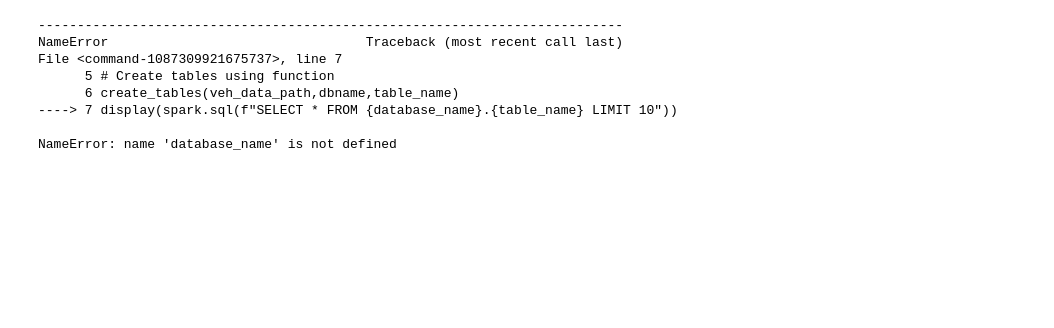
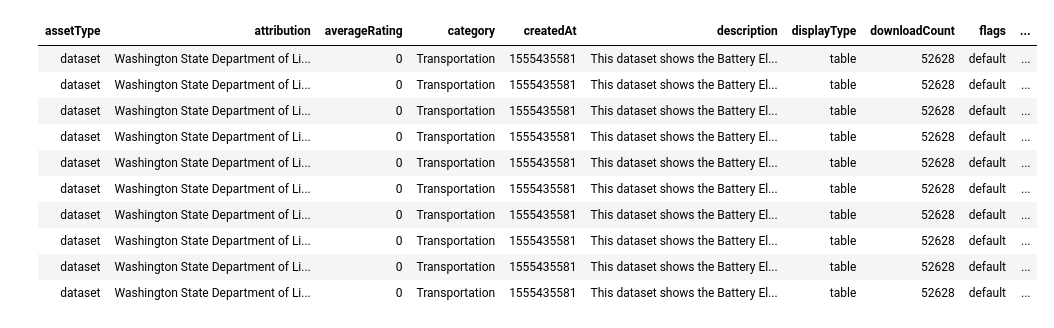
Before and after one commit to kris4chAI/sf_de_demo, a Jupyter notebook: processing/2.populate_bronze.ipynb, the cells around one changed output. Saved outputs shown, nothing was run; the diff lists cells and outputs as text; code cells hidden in the pictures; blank space fills up the shorter version.

```diff
--- a/processing/2.populate_bronze.ipynb
+++ b/processing/2.populate_bronze.ipynb
@@ -49,15 +68,17 @@ NameError: name 'database_name' is not defined
 # %%
-%python
 tab_meta_path = "s3a://evdata-test/derived/table_metadata/"
 table_name = "table_metadata"
-create_tables(tab_meta_path,dbname,table_name)
-display(spark.sql(f"SELECT * FROM {database_name}.{table_name} LIMIT 10"))
+create_meta_tables(tab_meta_path,dbname,table_name)
+display(spark.sql(f"SELECT * FROM {dbname}.{table_name} LIMIT 10"))
 # %% [output]
----------------------------------------------------------------------------
-NameError                                 Traceback (most recent call last)
-File <command-1087309921675737>, line 7
-      5 # Create tables using function
-      6 create_tables(veh_data_path,dbname,table_name)
-----> 7 display(spark.sql(f"SELECT * FROM {database_name}.{table_name} LIMIT 10"))
-
-NameError: name 'database_name' is not defined
+| assetType | attribution | averageRating | category | createdAt | description | displayType | downloadCount | flags | ... |
+| dataset | Washington State Department of Li... | 0 | Transportation | 1555435581 | This dataset shows the Battery El... | table | 52628 | default | ... |
+| dataset | Washington State Department of Li... | 0 | Transportation | 1555435581 | This dataset shows the Battery El... | table | 52628 | default | ... |
+| dataset | Washington State Department of Li... | 0 | Transportation | 1555435581 | This dataset shows the Battery El... | table | 52628 | default | ... |
+| dataset | Washington State Department of Li... | 0 | Transportation | 1555435581 | This dataset shows the Battery El... | table | 52628 | default | ... |
+| dataset | Washington State Department of Li... | 0 | Transportation | 1555435581 | This dataset shows the Battery El... | table | 52628 | default | ... |
+| dataset | Washington State Department of Li... | 0 | Transportation | 1555435581 | This dataset shows the Battery El... | table | 52628 | default | ... |
+| dataset | Washington State Department of Li... | 0 | Transportation | 1555435581 | This dataset shows the Battery El... | table | 52628 | default | ... |
+| dataset | Washington State Department of Li... | 0 | Transportation | 1555435581 | This dataset shows the Battery El... | table | 52628 | default | ... |
+| dataset | Washington State Department of Li... | 0 | Transportation | 1555435581 | This dataset shows the Battery El... | table | 52628 | default | ... |
+| dataset | Washington State Department of Li... | 0 | Transportation | 1555435581 | This dataset shows the Battery El... | table | 52628 | default | ... |
```
Also changed, not shown: parts of 6 cells of this notebook, 1 other file.
